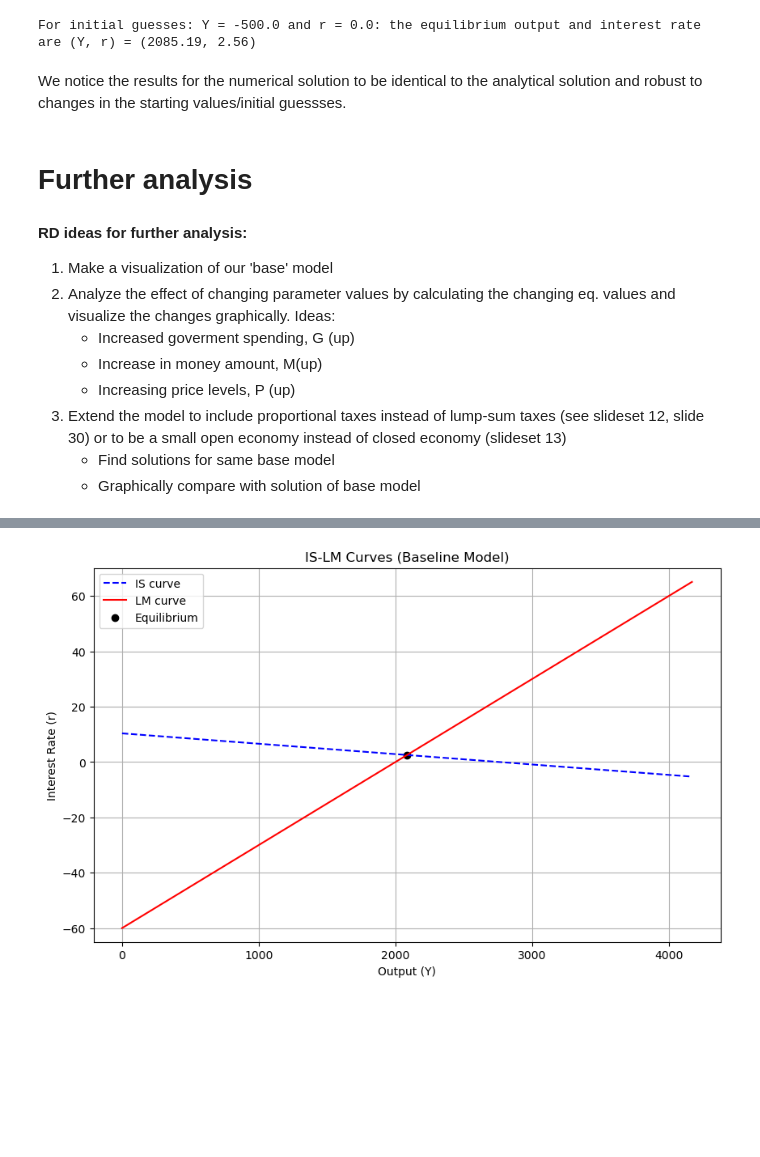
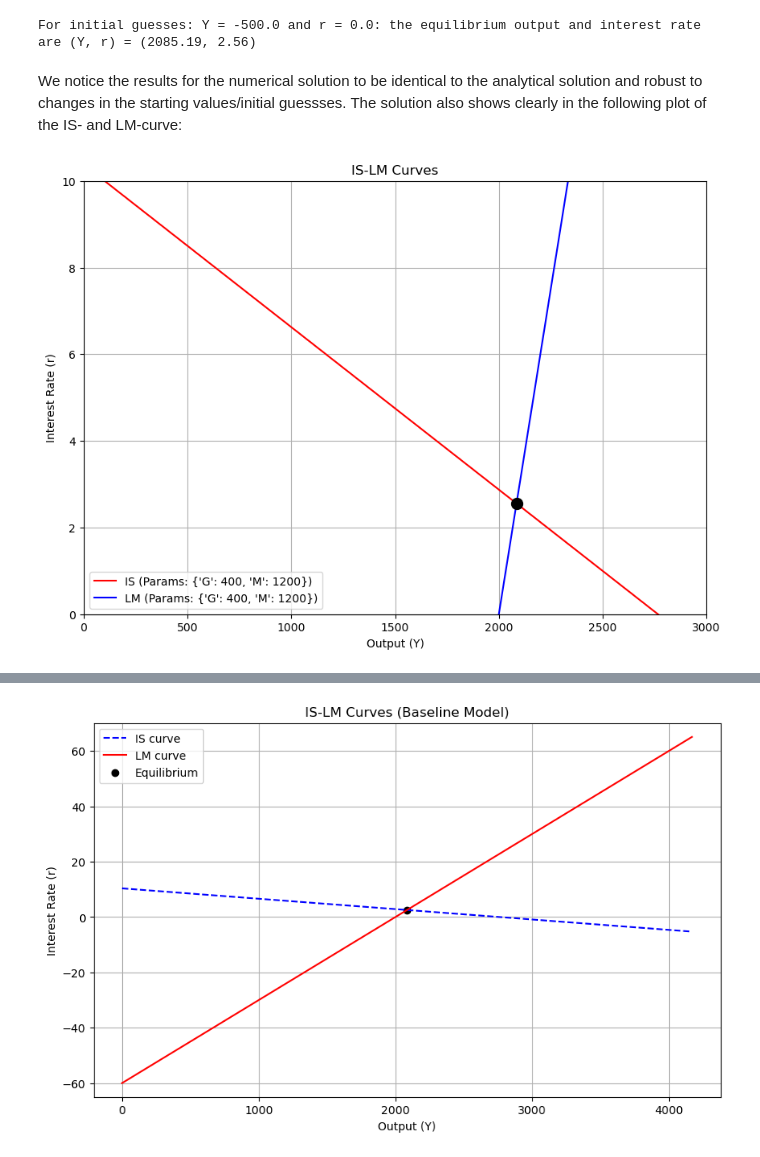
Before and after one commit to NumEconCopenhagen/projects-2024-econtechvets, a Jupyter notebook: modelproject/modelproject.ipynb, the cells around one changed output, grey strips where cells are left out. Drawn from its saved outputs; the diff is of its cells as text; code cells hidden in the pictures; blank space fills up the shorter version.

Commit message:
Policy analysis

```diff
--- a/modelproject/modelproject.ipynb
+++ b/modelproject/modelproject.ipynb
@@ -109,16 +109,9 @@ For initial guesses: Y = 0.0 and r = 0.2: the equilibrium output and interest ra
 Equilibrium Solution (Numerical):
 For initial guesses: Y = -500.0 and r = 0.0: the equilibrium output and interest rate are (Y, r) = (2085.19, 2.56)
 # %% [markdown]
-We notice the results for the numerical solution to be identical to the analytical solution and robust to changes in the starting values/initial guessses.
+We notice the results for the numerical solution to be identical to the analytical solution and robust to changes in the starting values/initial guessses. The solution also shows clearly in the following plot of the IS- and LM-curve:
-# %% [markdown]
-# Further analysis
-# %% [markdown]
-**RD ideas for further analysis:**
-1. Make a visualization of our 'base' model
-2. Analyze the effect of changing parameter values by calculating the changing eq. values and visualize the changes graphically. Ideas:
-    - Increased goverment spending, G (up)
-    - Increase in money amount, M(up)
-    - Increasing price levels, P (up)
-3. Extend the model to include proportional taxes instead of lump-sum taxes (see slideset 12, slide 30) or to be a small open economy instead of closed economy (slideset 13)
-    - Find solutions for same base model
-    - Graphically compare with solution of base model
+# %%
+params1 = {'G': 400, 'M': 1200}
+numerical_model.plot_curves((0, 3000), (0, 10), params1)
+# %% [output]
+[figure, added]
```
Also changed, not shown: parts of 14 cells of this notebook, 1 other file.
